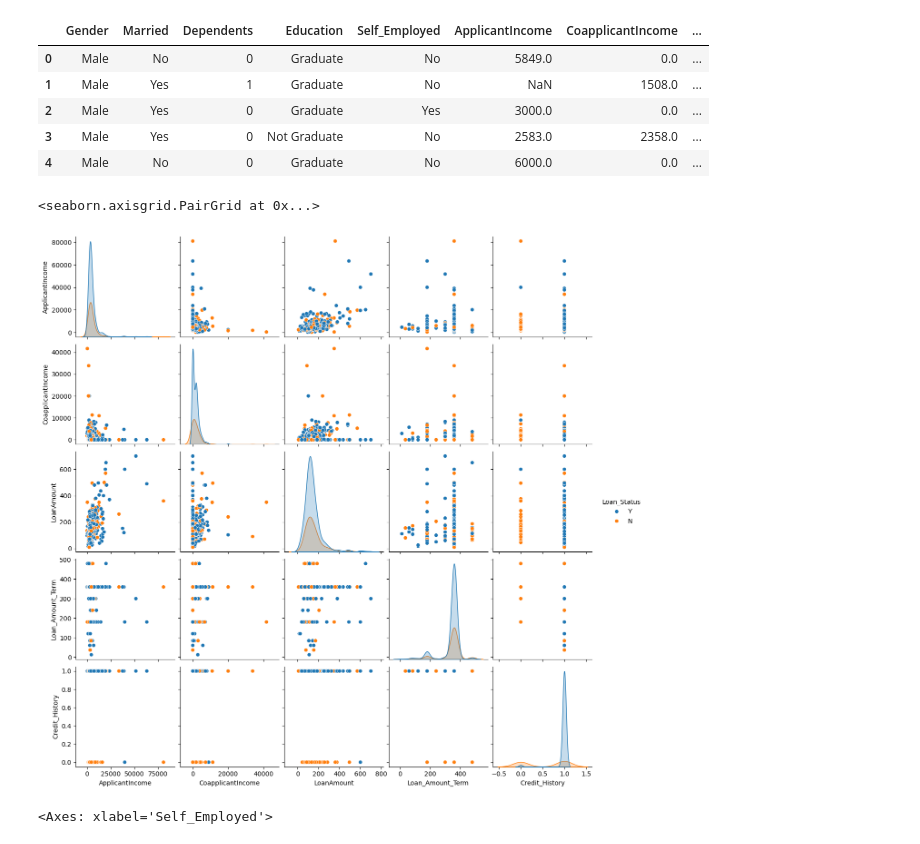
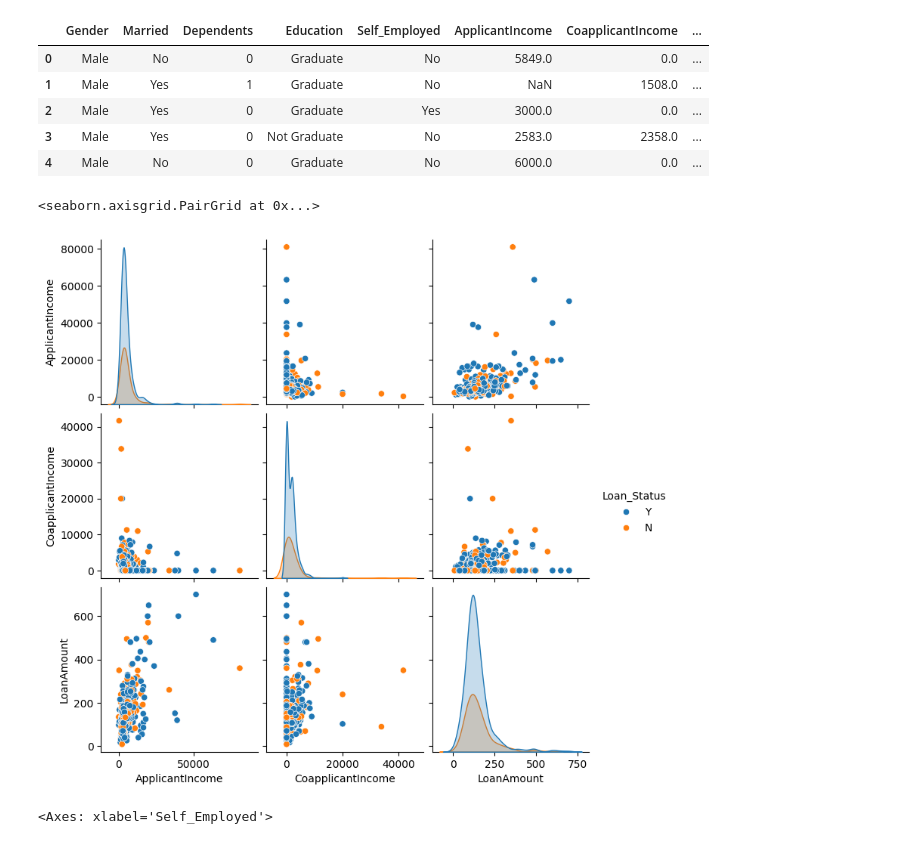
Before and after one commit to LoneCoder21/Loan-Eligibility, a Jupyter notebook: loaneligibility.ipynb, the cells around one changed output. Cells and saved outputs as stored; diff of their text form; code cells hidden in the pictures.

Commit message:
update pairplot to only show numerical features

```diff
--- a/loaneligibility.ipynb
+++ b/loaneligibility.ipynb
@@ -89,10 +89,11 @@ data.head()
 | 3 | Male | Yes | 0 | Not Graduate | No | 2583.0 | 2358.0 | ... |
 | 4 | Male | No | 0 | Graduate | No | 6000.0 | 0.0 | ... |
 # %%
-sns.pairplot(data, hue='Loan_Status') # use seaborn pairplot to show scatter matrix
+sns.pairplot(data, hue='Loan_Status', x_vars=["ApplicantIncome", "CoapplicantIncome", "LoanAmount"],
+             y_vars=["ApplicantIncome", "CoapplicantIncome", "LoanAmount"]) # use seaborn pairplot to show scatter matrix
 # %% [output]
 <seaborn.axisgrid.PairGrid at 0x...>
-[figure, old version]
+[figure, new version]
 # %%
 fig, axes = plt.subplots(1, 4, figsize=(15, 6))
 
```
Also changed, not shown: parts of 3 cells of this notebook.
